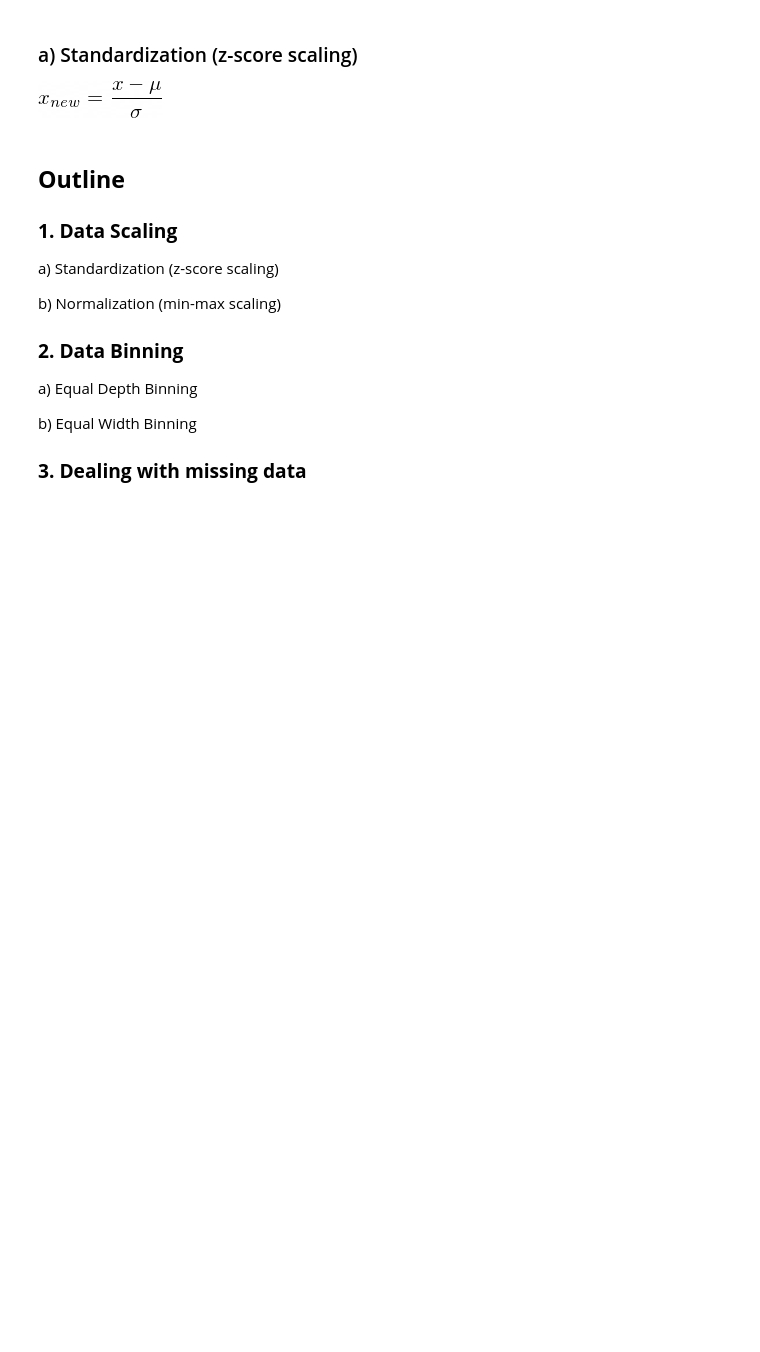
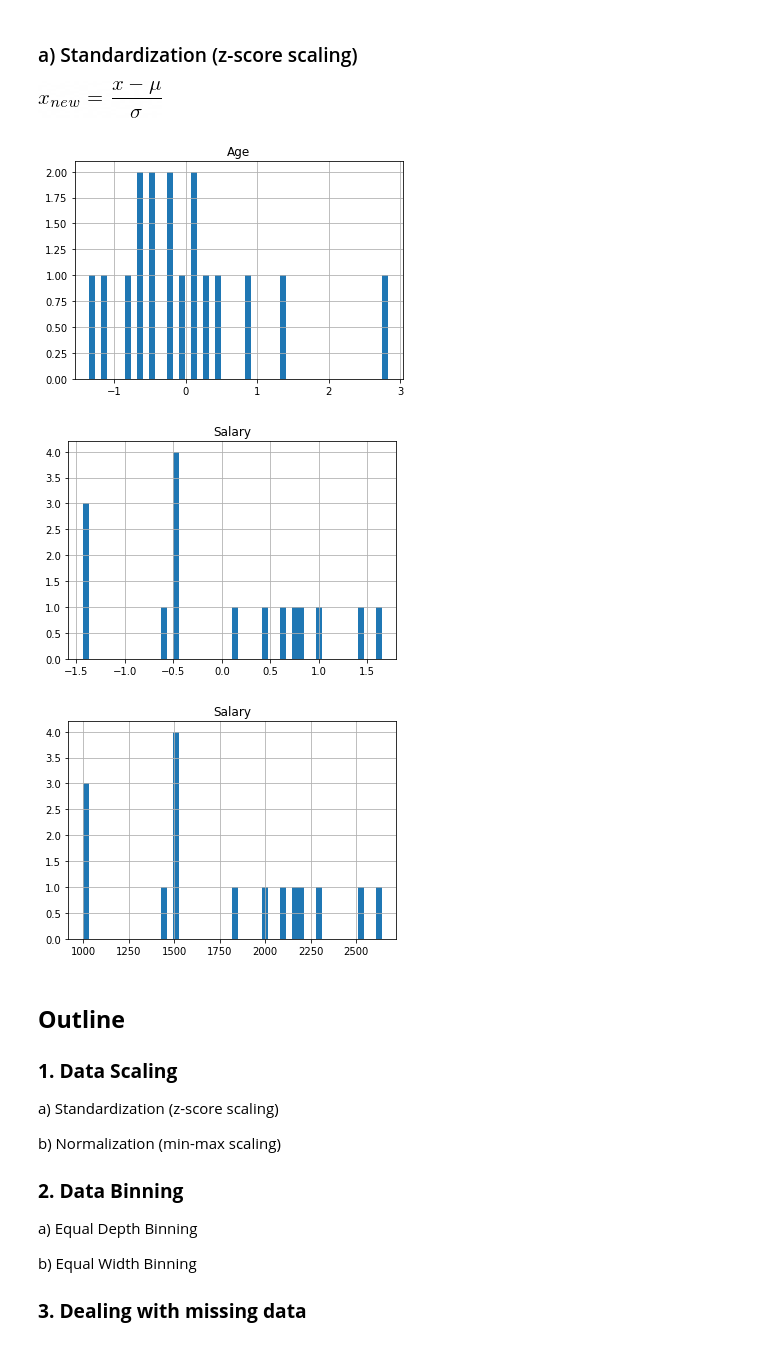
Before and after one commit to briverse17/basic-data-preprocessing, a Jupyter notebook: basic-data-preprocessing.ipynb, the cells around one changed output. Saved outputs shown, nothing was run; the diff lists cells and outputs as text; code cells hidden in the pictures; blank space fills up the shorter version.

```diff
--- a/basic-data-preprocessing.ipynb
+++ b/basic-data-preprocessing.ipynb
@@ -18,15 +46,40 @@ company.describe()
 # %% [markdown]
 ### a) Standardization (z-score scaling)
 ![zscore.png](embedded-picture-1)
-# %%
-def zscore_scaling(df, features):
-    '''
-      This funtion perform z-score scaling on specific feature(s) of a dataframe
-
-      Parameters:
-        df: the pandas dataframe to be changed
-        features: the features to be z-score scaled
-    '''
+# %%
+def zscore_scaling(feature):
+  '''
+    This funtion performs z-score scaling on a specific feature of a pandas dataframe
+    ---
+    Args:
+      feature: a pandas dataframe column to be z-score scaled
+    ---
+    Return:
+      z-score scaled feature
+  '''
+  mean = feature.mean()
+  std = feature.std()
+  return feature.apply(lambda x:(x-mean)/std)
+
+def zscore_scaling_multiple(feature_list):
+  return [zscore_scaling(x) for x in feature_list]
+# %%
+res = zscore_scaling_multiple([company["Age"], company["Salary"]])
+# %%
+def draw_histograms(feature):
+  plt.figure(figsize = (20,4))
+  plt.subplot(1, 3, 1)
+  plt.title(feature.name)
+  histogram = feature.hist(bins=50)
+# %%
+#draw_histograms(company["Age"])
+draw_histograms(res[0])
+draw_histograms(res[1])
+draw_histograms(company["Salary"])
+# %% [output]
+[figure, added]
+[figure, added]
+[figure, added]
 # %% [markdown]
 ## **Outline**
 ### **1. Data Scaling**
```
Also changed, not shown: parts of 2 cells of this notebook.
